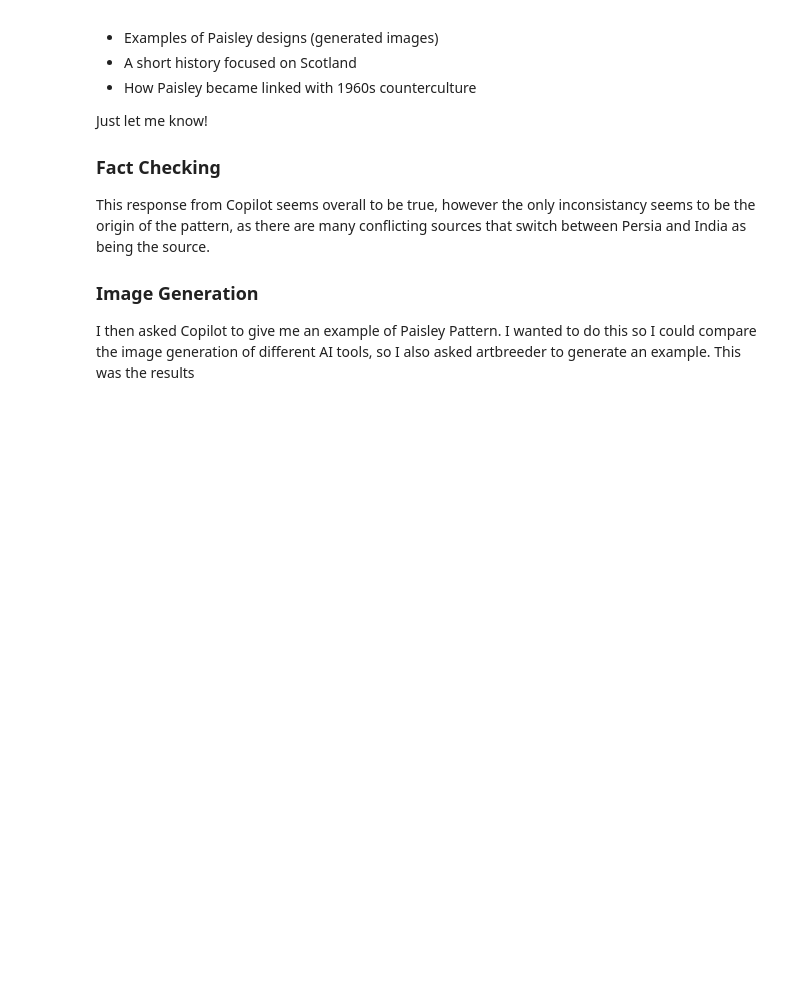
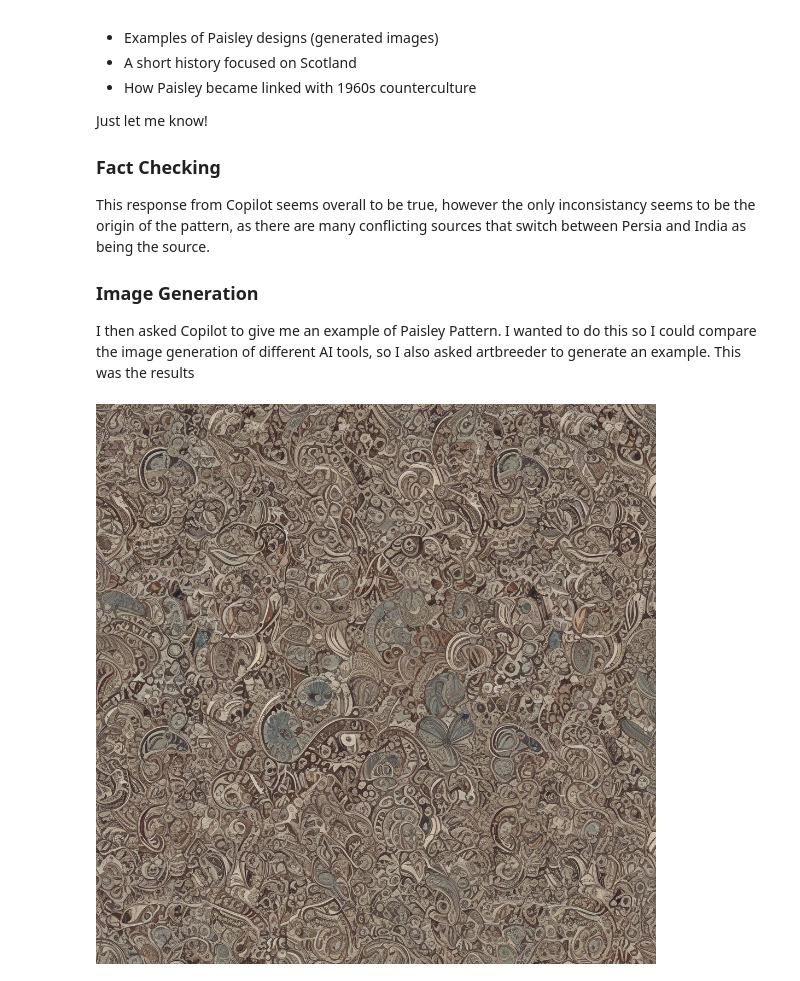
Before and after one commit to afullerton785/ai-for-the-arts-B, a Jupyter notebook: weeks2-3.ipynb, the cells around one changed output. Drawn from its saved outputs; the diff is of its cells as text; code cells hidden in the pictures; blank space fills up the shorter version.

Commit message:
AI Image Testing

```diff
--- a/weeks2-3.ipynb
+++ b/weeks2-3.ipynb
@@ -58,3 +58,9 @@ This response from Copilot seems overall to be true, however the only inconsista
 ### Image Generation
 
 I then asked Copilot to give me an example of Paisley Pattern. I wanted to do this so I could compare the image generation of different AI tools, so I also asked artbreeder to generate an example. This was the results
+# %%
+from IPython.display import Image
+
+Image ("Artbreeder_PaisleyPatternTest.jpeg")
+# %% [output]
+[figure, added]
```
Also changed, not shown: parts of 2 cells of this notebook.
